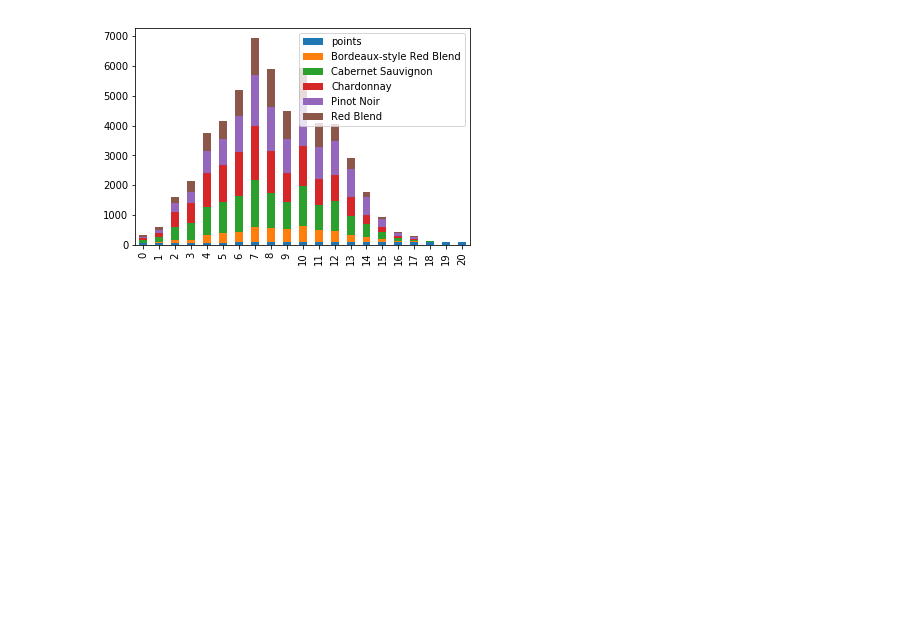
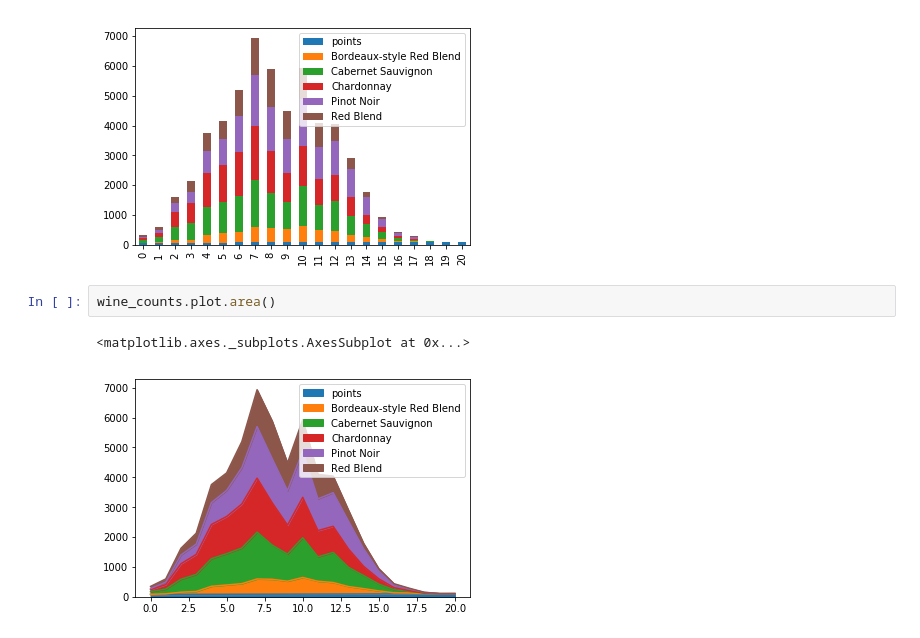
Before and after one commit to innovator-arjun/DataScience-Learning, a Jupyter notebook: Visualizations/winemag-Bivariate plotting.ipynb, the cells around one changed output. Cells and saved outputs as stored; diff of their text form; blank space fills up the shorter version.

```diff
--- a/Visualizations/winemag-Bivariate plotting.ipynb
+++ b/Visualizations/winemag-Bivariate plotting.ipynb
@@ -81,3 +81,8 @@ sample.plot.bar(stacked=True)
 # %% [output]
 <matplotlib.axes._subplots.AxesSubplot at 0x...>
 [figure]
+# %%
+wine_counts.plot.area()
+# %% [output]
+<matplotlib.axes._subplots.AxesSubplot at 0x...>
+[figure, added]
```
Also changed, not shown: parts of 11 cells of this notebook, 1 other file.
